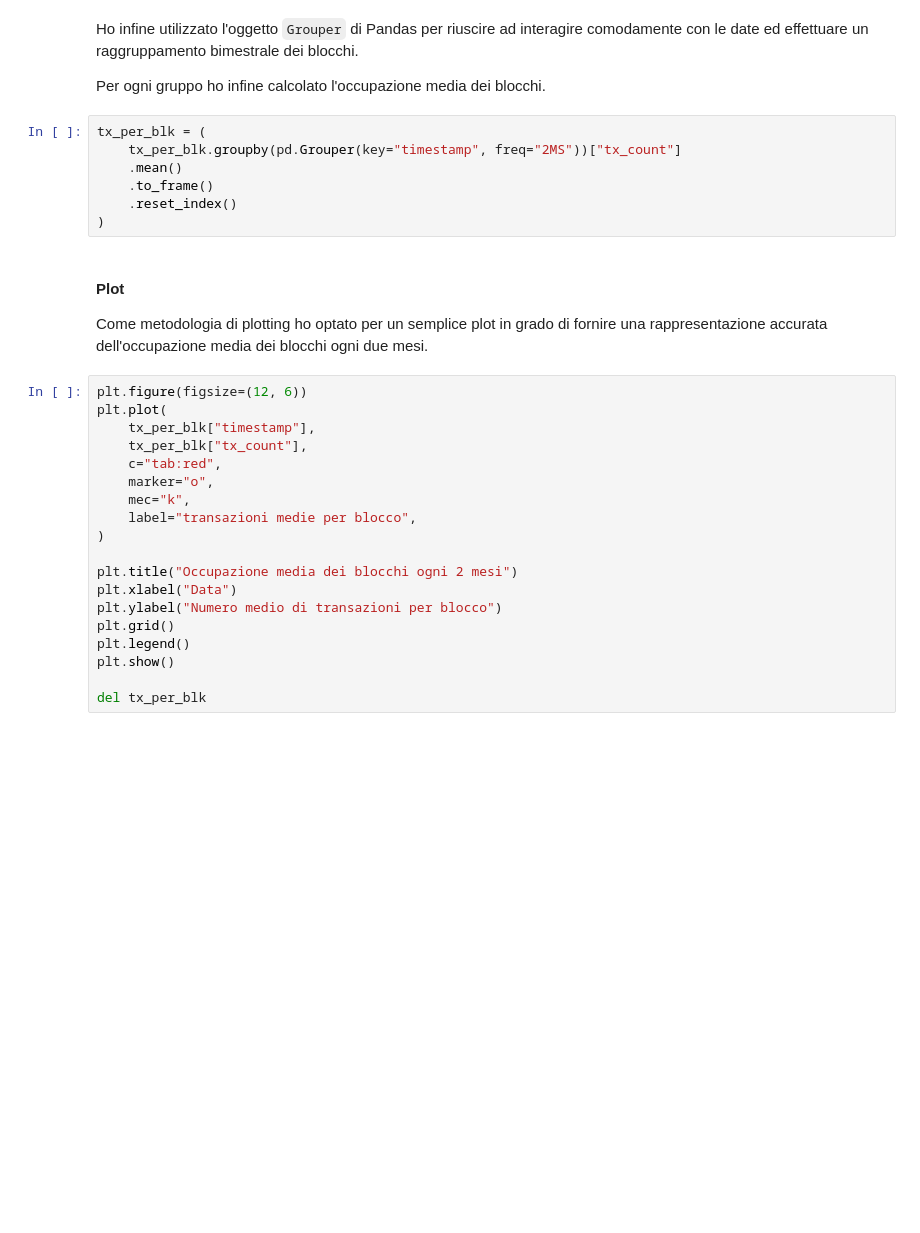
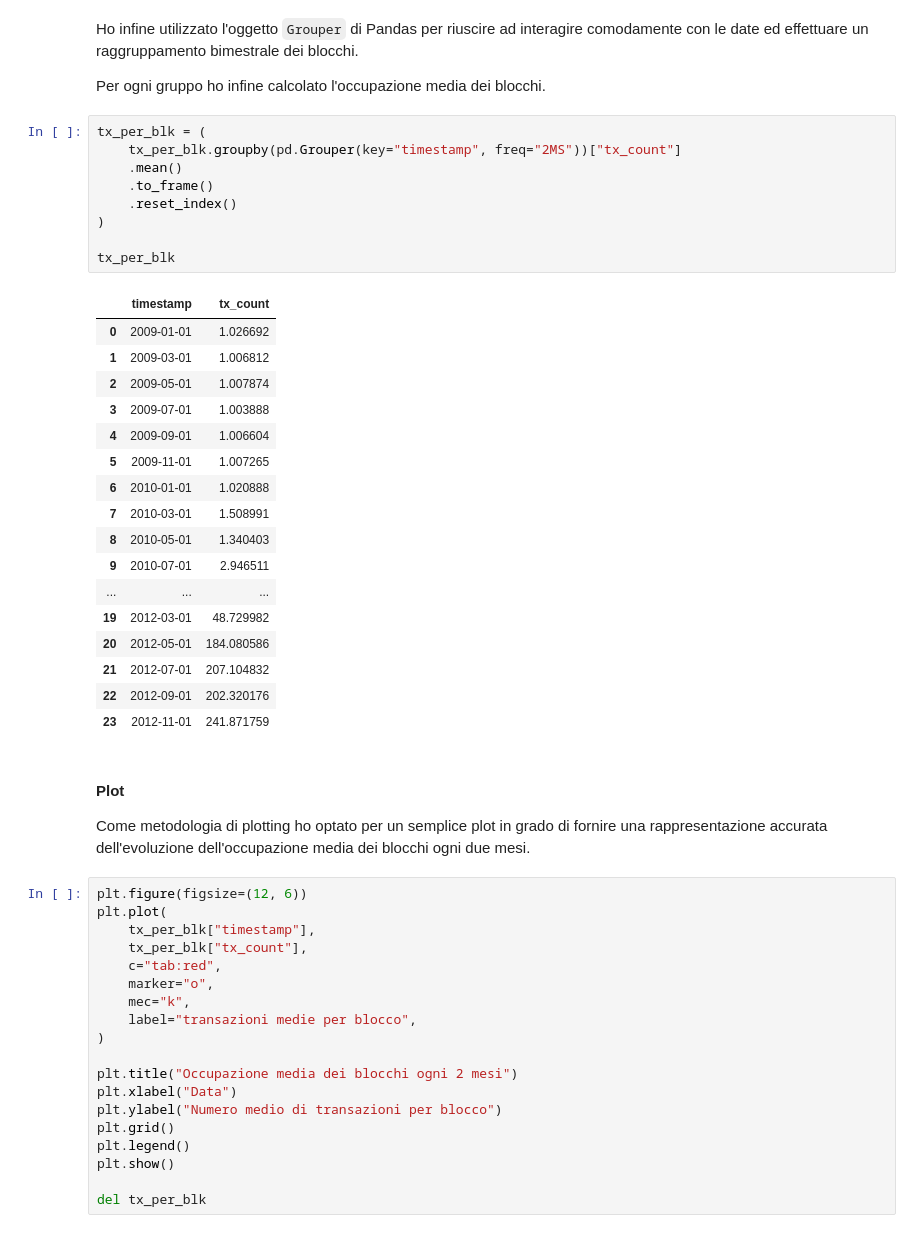
Before and after one commit to FedericoBustaffa/crafty, a Jupyter notebook: notebook.ipynb, the cells around one changed output. Saved outputs shown, nothing was run; the diff lists cells and outputs as text; blank space fills up the shorter version.

```diff
--- a/notebook.ipynb
+++ b/notebook.ipynb
@@ -150,15 +159,36 @@ Per ogni gruppo ho infine calcolato l'occupazione media dei blocchi.
 # %%
 tx_per_blk = (
     tx_per_blk.groupby(pd.Grouper(key="timestamp", freq="2MS"))["tx_count"]
     .mean()
     .to_frame()
     .reset_index()
 )
+
+tx_per_blk
+# %% [output]
+|  | timestamp | tx_count |
+| 0 | 2009-01-01 | 1.026692 |
+| 1 | 2009-03-01 | 1.006812 |
+| 2 | 2009-05-01 | 1.007874 |
+| 3 | 2009-07-01 | 1.003888 |
+| 4 | 2009-09-01 | 1.006604 |
+| 5 | 2009-11-01 | 1.007265 |
+| 6 | 2010-01-01 | 1.020888 |
+| 7 | 2010-03-01 | 1.508991 |
+| 8 | 2010-05-01 | 1.340403 |
+| 9 | 2010-07-01 | 2.946511 |
+| ... | ... | ... |
+| 19 | 2012-03-01 | 48.729982 |
+| 20 | 2012-05-01 | 184.080586 |
+| 21 | 2012-07-01 | 207.104832 |
+| 22 | 2012-09-01 | 202.320176 |
+| 23 | 2012-11-01 | 241.871759 |
 # %% [markdown]
 #### Plot
 
 Come metodologia di plotting ho optato per un semplice plot in grado di fornire una
-rappresentazione accurata dell'occupazione media dei blocchi ogni due mesi.
+rappresentazione accurata dell'evoluzione dell'occupazione media dei blocchi ogni
+due mesi.
 # %%
 plt.figure(figsize=(12, 6))
 plt.plot(
```
Also changed, not shown: parts of 11 cells of this notebook.
